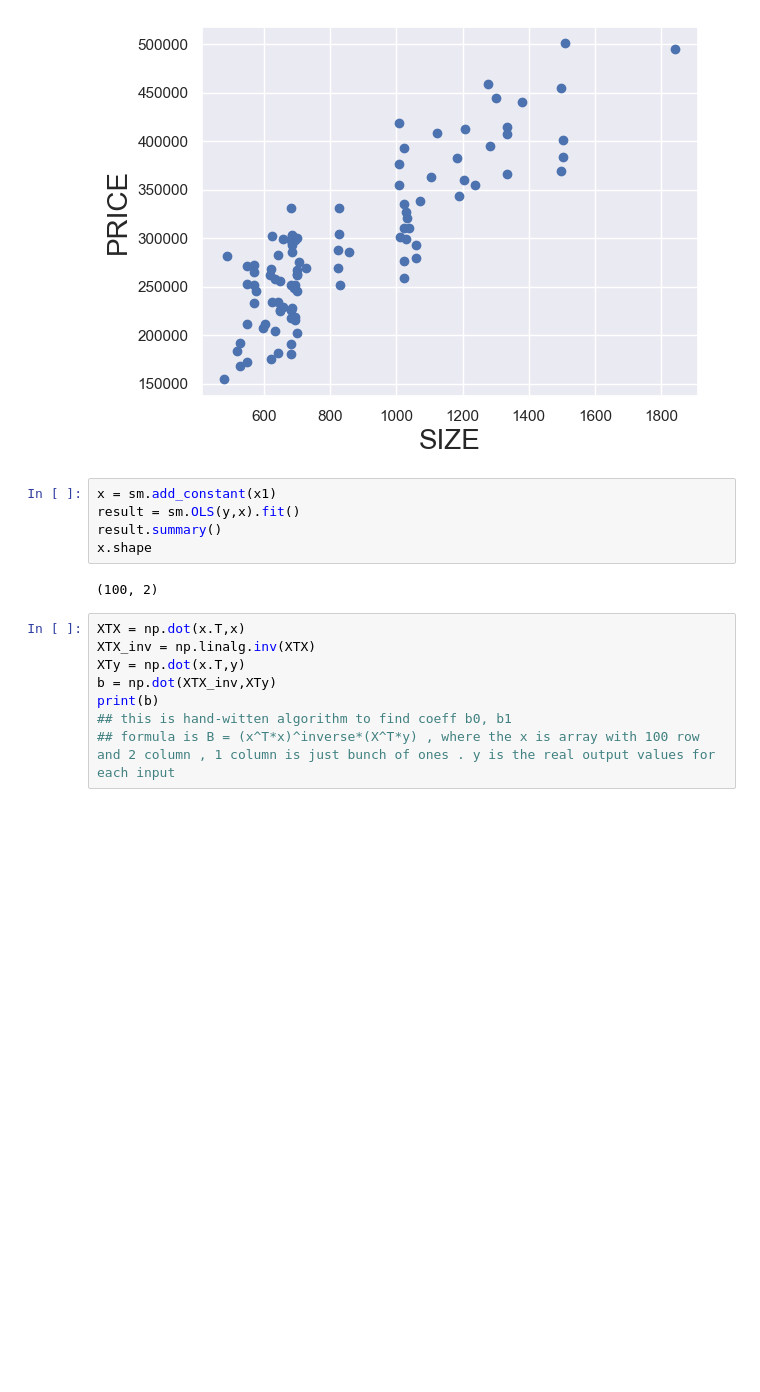
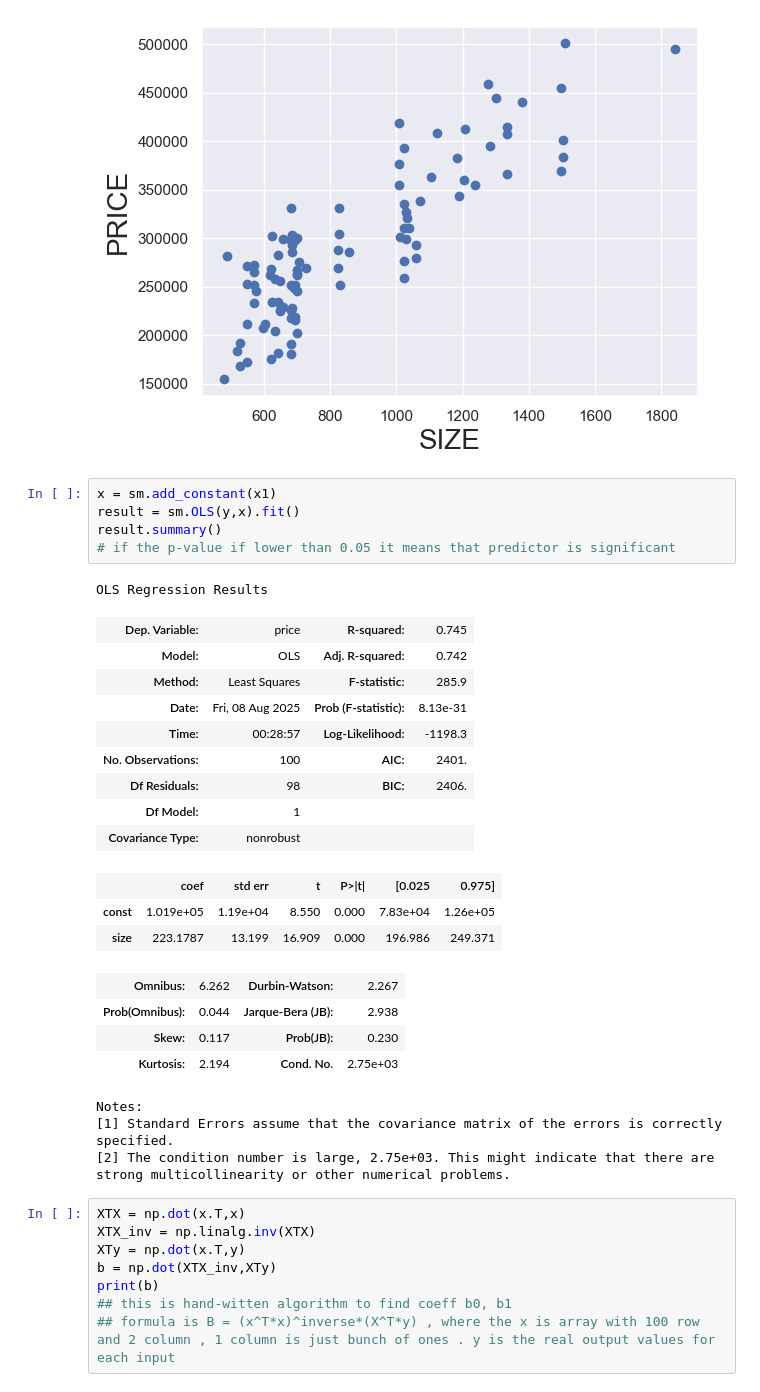
Before and after one commit to Eldossss/data_science, a Jupyter notebook: lin_regression_hw.ipynb, the cells around one changed output. Drawn from its saved outputs; the diff is of its cells as text; blank space fills up the shorter version.

```diff
--- a/lin_regression_hw.ipynb
+++ b/lin_regression_hw.ipynb
@@ -31,10 +31,30 @@ plt.show()
 # %%
 x = sm.add_constant(x1)
 result = sm.OLS(y,x).fit()
 result.summary()
-x.shape
+# if the p-value if lower than 0.05 it means that predictor is significant
 # %% [output]
-(100, 2)
+OLS Regression Results
+| Dep. Variable: | price | R-squared: | 0.745 |
+| Model: | OLS | Adj. R-squared: | 0.742 |
+| Method: | Least Squares | F-statistic: | 285.9 |
+| Date: | Fri, 08 Aug 2025 | Prob (F-statistic): | 8.13e-31 |
+| Time: | 00:28:57 | Log-Likelihood: | -1198.3 |
+| No. Observations: | 100 | AIC: | 2401. |
+| Df Residuals: | 98 | BIC: | 2406. |
+| Df Model: | 1 |  |  |
+| Covariance Type: | nonrobust |  |  |
+|  | coef | std err | t | P>|t| | [0.025 | 0.975] |
+| const | 1.019e+05 | 1.19e+04 | 8.550 | 0.000 | 7.83e+04 | 1.26e+05 |
+| size | 223.1787 | 13.199 | 16.909 | 0.000 | 196.986 | 249.371 |
+| Omnibus: | 6.262 | Durbin-Watson: | 2.267 |
+| Prob(Omnibus): | 0.044 | Jarque-Bera (JB): | 2.938 |
+| Skew: | 0.117 | Prob(JB): | 0.230 |
+| Kurtosis: | 2.194 | Cond. No. | 2.75e+03 |
+Notes:
+[1] Standard Errors assume that the covariance matrix of the errors is correctly specified.
+[2] The condition number is large, 2.75e+03. This might indicate that there are
+strong multicollinearity or other numerical problems.
 # %%
 XTX = np.dot(x.T,x)
 XTX_inv = np.linalg.inv(XTX)
```
Also changed, not shown: parts of 4 cells of this notebook, 2 other files.
